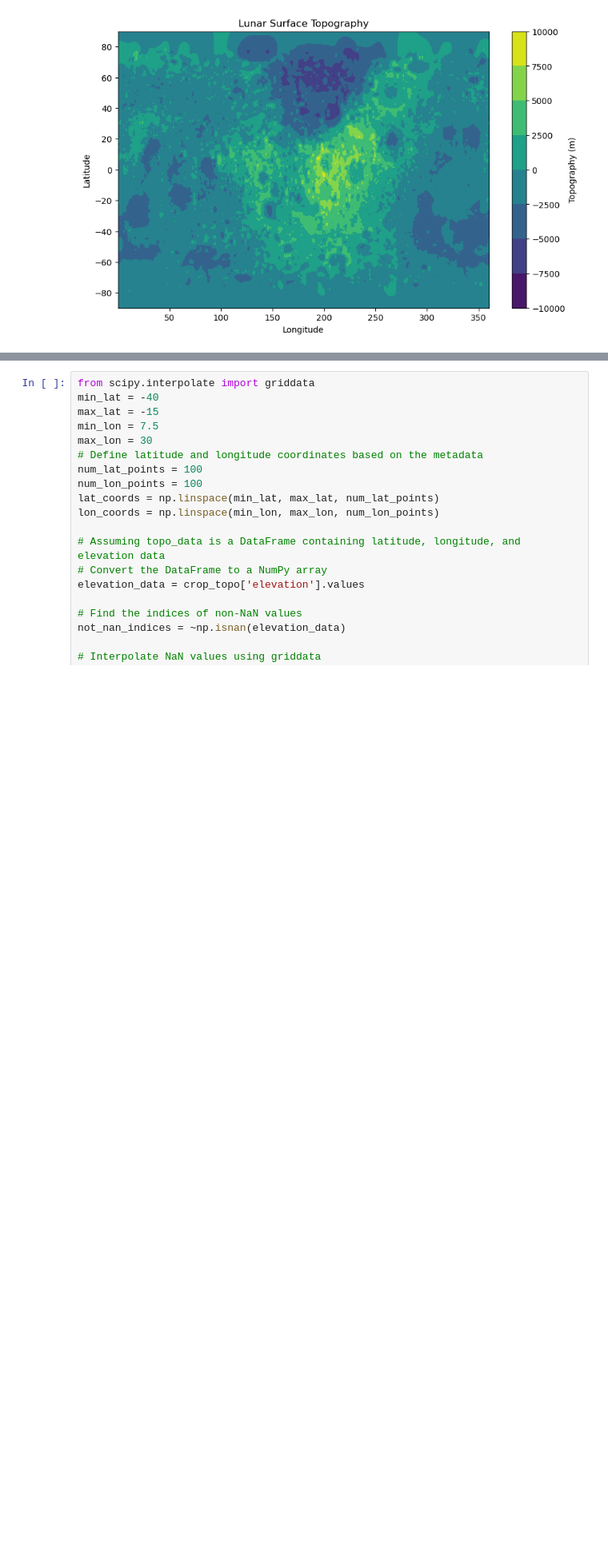
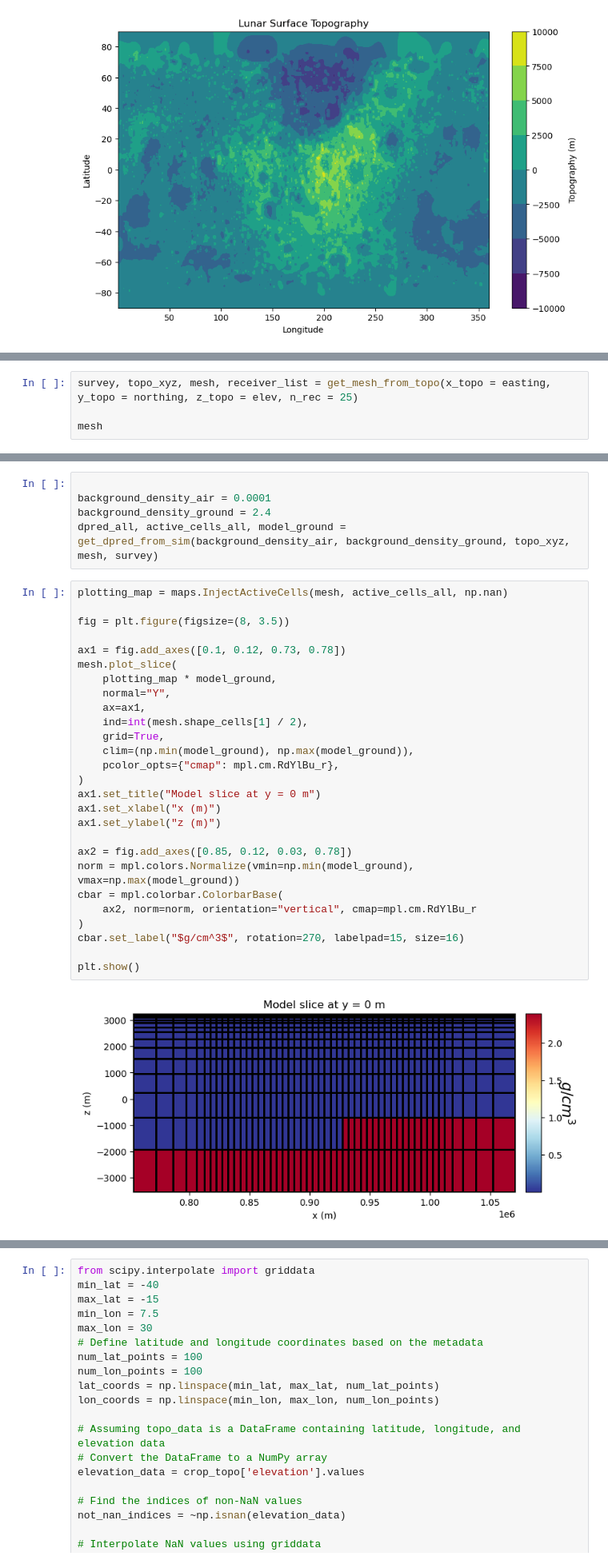
Before and after one commit to ElChuckster/cratering-gravity, a Jupyter notebook: Notebooks/Data_Import_and_Vis.ipynb, the cells around one changed output, grey strips where cells are left out. Shown at 80% size. Drawn from its saved outputs; the diff is of its cells as text; blank space fills up the shorter version.

```diff
--- a/Notebooks/Data_Import_and_Vis.ipynb
+++ b/Notebooks/Data_Import_and_Vis.ipynb
@@ -113,0 +191,4 @@ plot_topography(crop_topo, min_lat = -40, max_lat = -15, min_lon = 7.5, max_lon
+# %%
+survey, topo_xyz, mesh, receiver_list = get_mesh_from_topo(x_topo = easting, y_topo = northing, z_topo = elev, n_rec = 25)
+
+mesh
@@ -113,0 +203,34 @@ plot_topography(crop_topo, min_lat = -40, max_lat = -15, min_lon = 7.5, max_lon
+# %%
+
+background_density_air = 0.0001
+background_density_ground = 2.4
+dpred_all, active_cells_all, model_ground = get_dpred_from_sim(background_density_air, background_density_ground, topo_xyz, mesh, survey)
+# %%
+plotting_map = maps.InjectActiveCells(mesh, active_cells_all, np.nan)
+
+fig = plt.figure(figsize=(8, 3.5))
+
+ax1 = fig.add_axes([0.1, 0.12, 0.73, 0.78])
+mesh.plot_slice(
+    plotting_map * model_ground,
+    normal="Y",
+    ax=ax1,
+    ind=int(mesh.shape_cells[1] / 2),
+    grid=True,
+    clim=(np.min(model_ground), np.max(model_ground)),
+    pcolor_opts={"cmap": mpl.cm.RdYlBu_r},
+)
+ax1.set_title("Model slice at y = 0 m")
+ax1.set_xlabel("x (m)")
+ax1.set_ylabel("z (m)")
+
+ax2 = fig.add_axes([0.85, 0.12, 0.03, 0.78])
+norm = mpl.colors.Normalize(vmin=np.min(model_ground), vmax=np.max(model_ground))
+cbar = mpl.colorbar.ColorbarBase(
+    ax2, norm=norm, orientation="vertical", cmap=mpl.cm.RdYlBu_r
+)
+cbar.set_label("$g/cm^3$", rotation=270, labelpad=15, size=16)
+
+plt.show()
+# %% [output]
+[figure, added]
```
Also changed, not shown: parts of 10 cells of this notebook, 1 other file.
